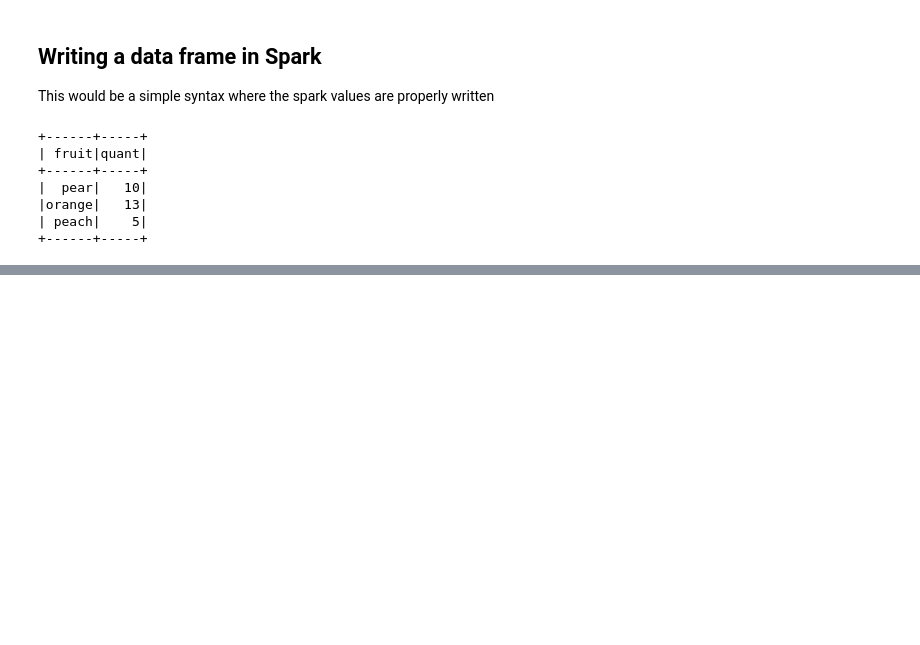
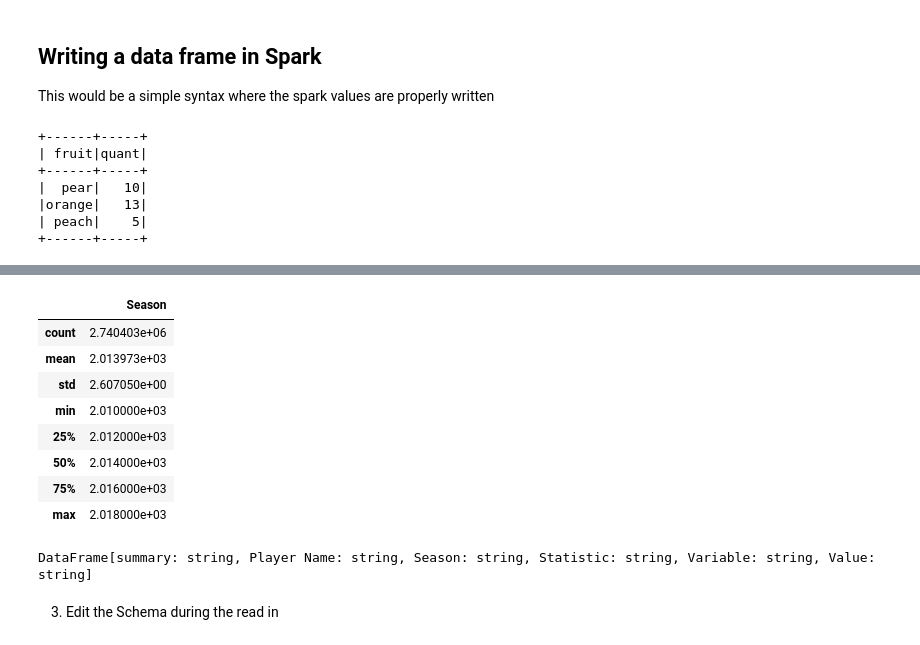
Before and after one commit to citysiva180/PySpark_Exclusive_Learning, a Jupyter notebook: PySpark_Essentials_by_LAYLA.ipynb, the cells around one changed output, grey strips where cells are left out. Drawn from its saved outputs; the diff is of its cells as text; code cells hidden in the pictures; blank space fills up the shorter version.

```diff
--- a/PySpark_Essentials_by_LAYLA.ipynb
+++ b/PySpark_Essentials_by_LAYLA.ipynb
@@ -432,0 +478,18 @@ df.show()
+# %%
+pga.toPandas().describe()
+# %% [output]
+|  | Season |
+| count | 2.740403e+06 |
+| mean | 2.013973e+03 |
+| std | 2.607050e+00 |
+| min | 2.010000e+03 |
+| 25% | 2.012000e+03 |
+| 50% | 2.014000e+03 |
+| 75% | 2.016000e+03 |
+| max | 2.018000e+03 |
+# %%
+pga.describe()
+# %% [output]
+DataFrame[summary: string, Player Name: string, Season: string, Statistic: string, Variable: string, Value: string]
+# %% [markdown]
+3. Edit the Schema during the read in
```
Also changed, not shown: parts of 29 cells of this notebook.
